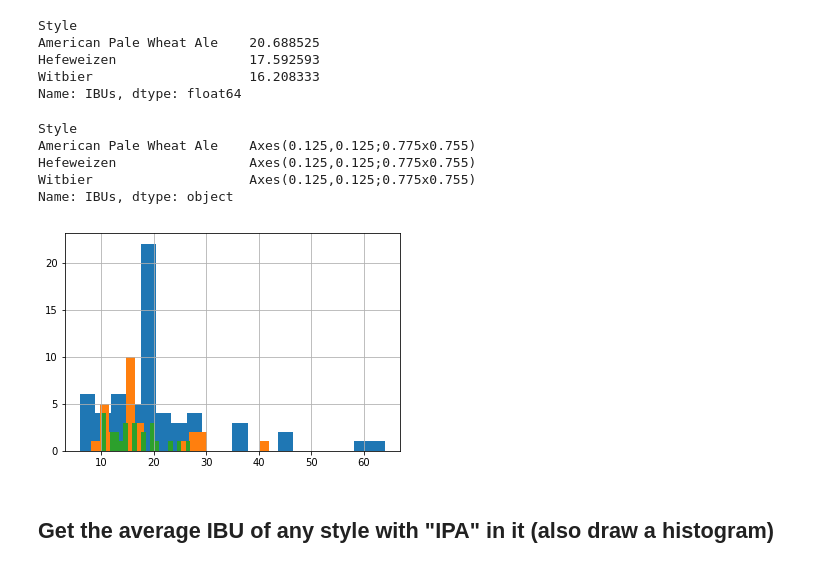
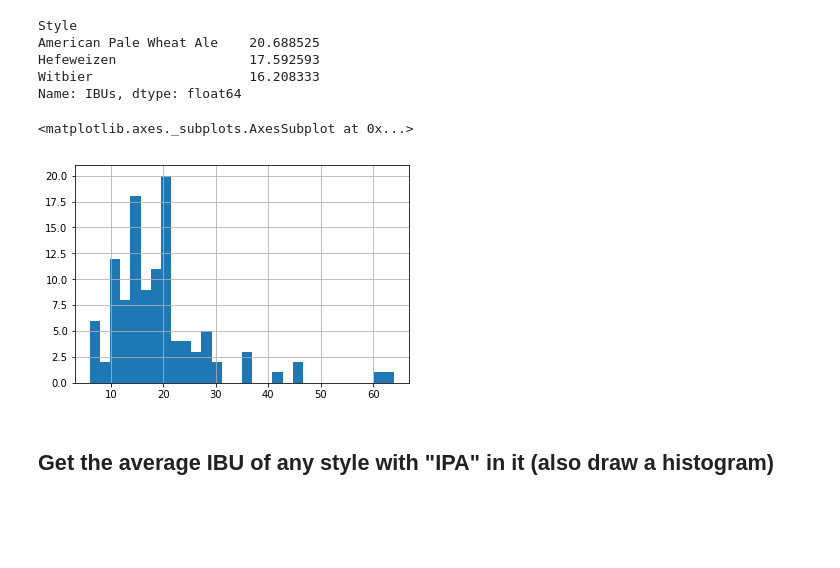
Before and after one commit to mathieulede/foundations, a Jupyter notebook: 06-homework/beer/Dataset ONE - Beer cans.ipynb, the cells around one changed output. Cells and saved outputs as stored; diff of their text form; code cells hidden in the pictures; blank space fills up the shorter version.

```diff
--- a/06-homework/beer/Dataset ONE - Beer cans.ipynb
+++ b/06-homework/beer/Dataset ONE - Beer cans.ipynb
@@ -283,16 +283,10 @@ Hefeweizen                 17.592593
 Witbier                    16.208333
 Name: IBUs, dtype: float64
 # %%
-(df[df['Style'].isin(styles)]
- .groupby('Style')['IBUs']
- .hist(bins=20))
+df[df['Style'].isin(styles)]['IBUs'].hist(bins=30)
 # %% [output]
-Style
-American Pale Wheat Ale    Axes(0.125,0.125;0.775x0.755)
-Hefeweizen                 Axes(0.125,0.125;0.775x0.755)
-Witbier                    Axes(0.125,0.125;0.775x0.755)
-Name: IBUs, dtype: object
+<matplotlib.axes._subplots.AxesSubplot at 0x...>
-[figure, old version]
+[figure, new version]
 # %% [markdown]
 ## Get the average IBU of any style with "IPA" in it (also draw a histogram)
 # %%
```
Also changed, not shown: parts of 7 cells of this notebook, 1 other file.
